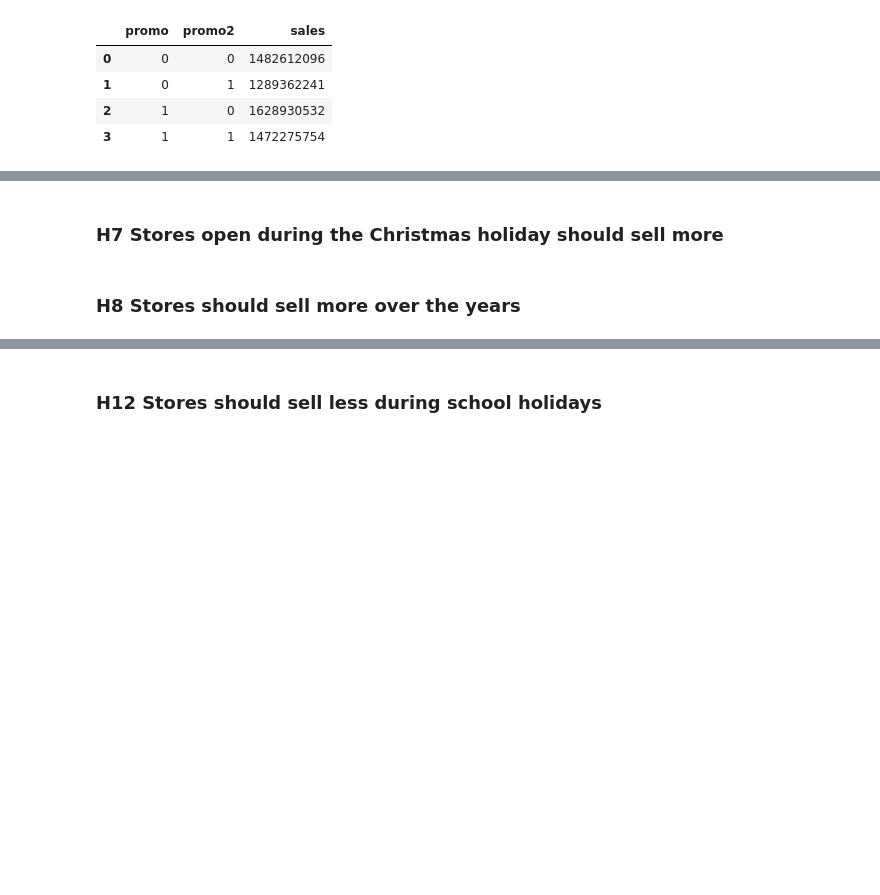
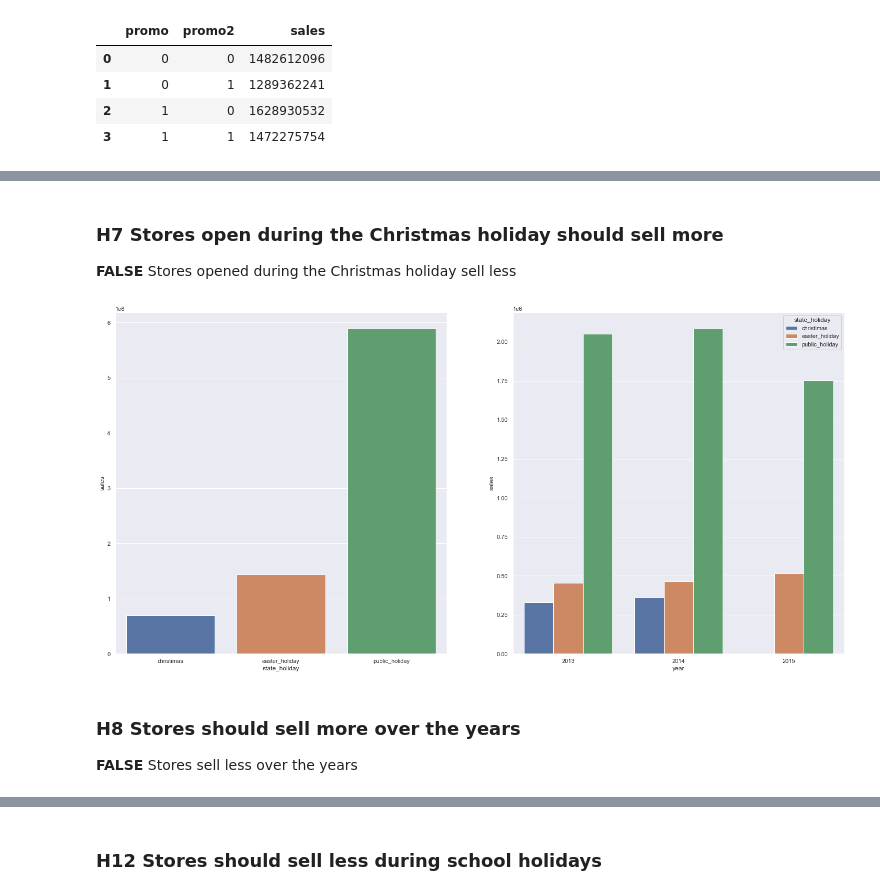
Before and after one commit to 70HNM4C13L/rossmann_store_sales, a Jupyter notebook: m04_01_store-sales_predction.ipynb, the cells around one changed output, grey strips where cells are left out. Drawn from its saved outputs; the diff is of its cells as text; code cells hidden in the pictures; blank space fills up the shorter version.

```diff
--- a/m04_01_store-sales_predction.ipynb
+++ b/m04_01_store-sales_predction.ipynb
@@ -490,5 +473,17 @@ ax.legend(labels = (['traditional and extended','extended']))
 [figure]
 # %% [markdown]
 ### H7 Stores open during the Christmas holiday should sell more
+**FALSE** Stores opened during the Christmas holiday sell less
+# %%
+aux = df4[df4['state_holiday'] != 'regular_day']
+aux1 = aux[['sales','state_holiday']].groupby('state_holiday').sum().reset_index()
+plt.subplot(1,2,1)
+sns.barplot(data = aux1, x='state_holiday', y='sales');
+aux2 = aux[['year', 'sales', 'state_holiday']].groupby(['year', 'state_holiday']).sum().reset_index()
+plt.subplot(1,2,2)
+sns.barplot(data = aux2, x= 'year', y = 'sales', hue = 'state_holiday');
+# %% [output]
+[figure, added]
 # %% [markdown]
 ### H8 Stores should sell more over the years
+**FALSE** Stores sell less over the years
```
Also changed, not shown: parts of 13 cells of this notebook.
